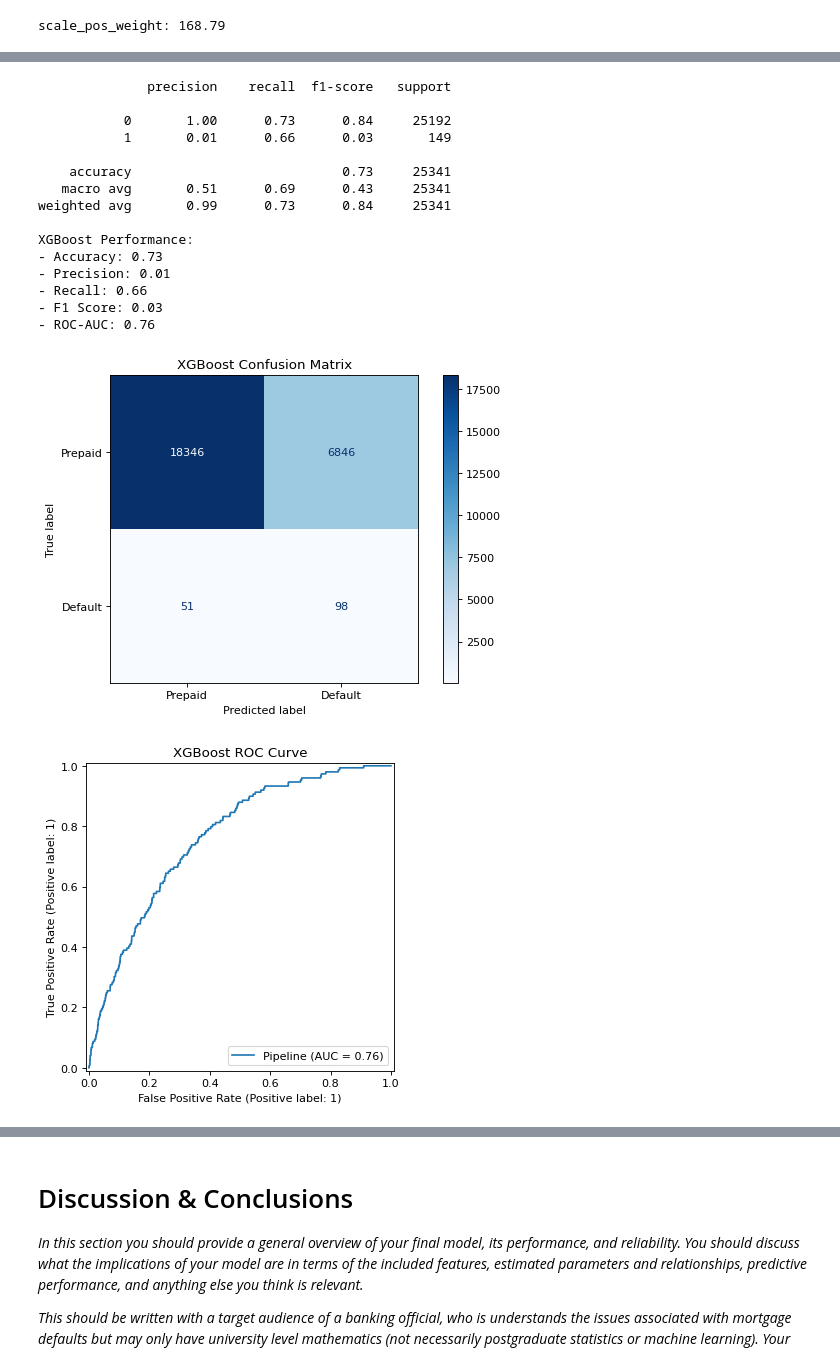
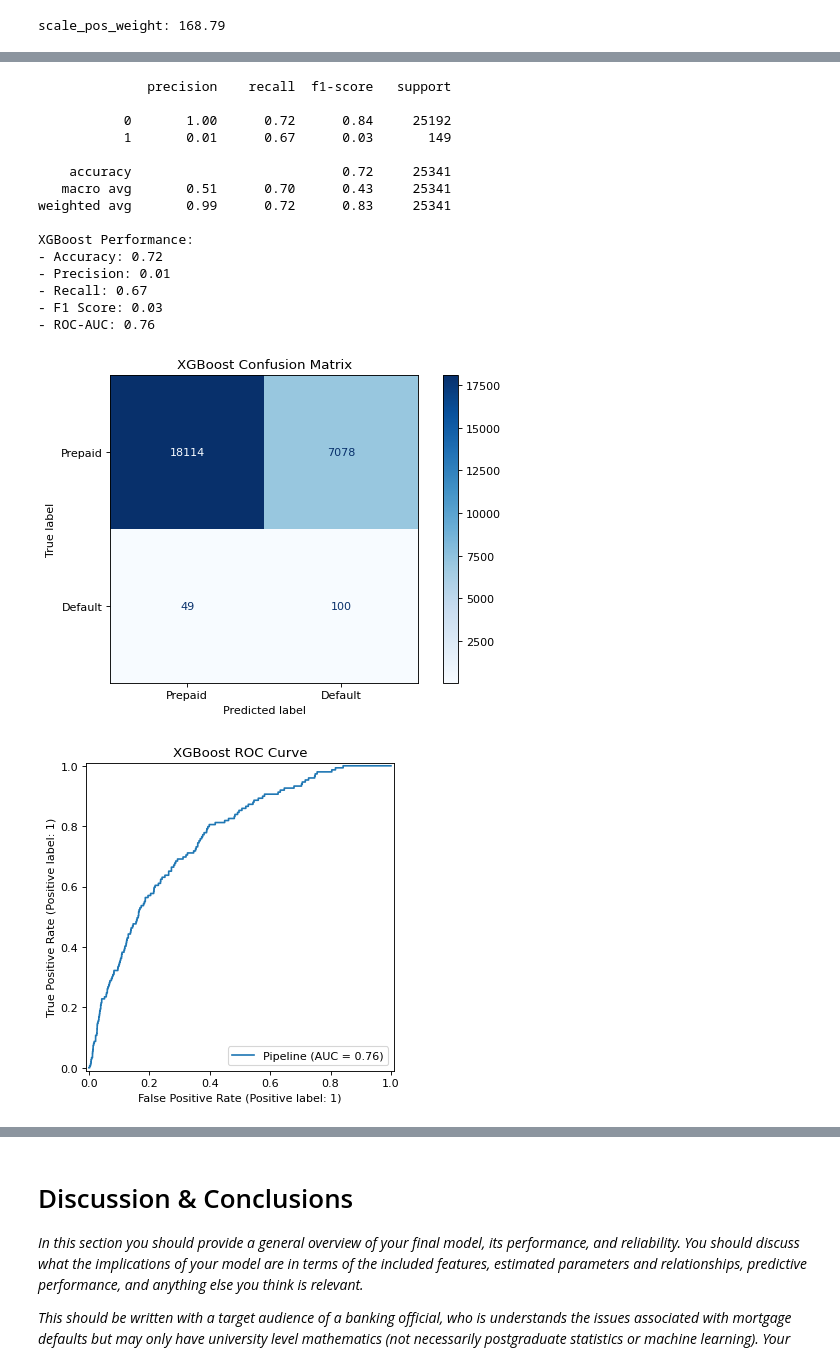
Before and after one commit to AwuoeZYC/Project_2, a Jupyter notebook: project2.ipynb, the cells around one changed output, grey strips where cells are left out. Cells and saved outputs as stored; diff of their text form; code cells hidden in the pictures.

```diff
--- a/project2.ipynb
+++ b/project2.ipynb
@@ -221,17 +221,6 @@ X_test[cat_cols] = X_test[cat_cols].fillna('Unknown')
 # %% [markdown]
 ## 5. Feature Engineering
 # %%
-
-# Convert date columns to datetime and calculate loan term
-X_train['dt_first_pi'] = pd.to_datetime(X_train['dt_first_pi'], format='%Y%m')
-X_train['dt_matr'] = pd.to_datetime(X_train['dt_matr'], format='%Y%m')
-X_train['loan_age_months'] = (X_train['dt_matr'] - X_train['dt_first_pi']).dt.days // 30
-
-# Repeat for test data
-X_test['dt_first_pi'] = pd.to_datetime(X_test['dt_first_pi'], format='%Y%m')
-X_test['dt_matr'] = pd.to_datetime(X_test['dt_matr'], format='%Y%m')
-X_test['loan_age_months'] = (X_test['dt_matr'] - X_test['dt_first_pi']).dt.days // 30
-
 # Drop original date columns
 X_train = X_train.drop(columns=['dt_first_pi', 'dt_matr'])
 X_test = X_test.drop(columns=['dt_first_pi', 'dt_matr'])
@@ -521,7 +514,7 @@ Increase computational cost without guaranteeing better performance.
 # %%
 # Define categorical and numerical features
 cat_cols = ['flag_fthb', 'occpy_sts', 'channel', 'prop_type', 'loan_purpose', 'cnt_borr']
-num_cols = ['fico_log', 'mi_pct', 'dti', 'ltv', 'int_rt', 'orig_upb_log', 'loan_age_months']
+num_cols = ['fico_log', 'mi_pct', 'dti', 'ltv', 'int_rt', 'orig_upb_log', 'orig_loan_term']
 
 # Create a preprocessing pipeline
 preprocessor = ColumnTransformer(
@@ -643,17 +653,18 @@ print(f"scale_pos_weight: {scale_pos_weight:.2f}")
 scale_pos_weight: 168.79
 # %%
 # Define parameter grid
+
 param_grid = {
     'classifier__subsample': [0.95, 1.0], # [0.5, 1.0]
     'classifier__n_estimators': [175, 200, 225, 250], # [50, 2000]
     'classifier__max_depth': [2, 3, 4],  # [1, 20]
     'classifier__learning_rate': [0.075, 0.1, 0.125, 0.15], # [0.01, 0.3]
     'classifier__gamma': [0.07, 0.1, 0.13], # [0, 1]
-    'classifier__colsample_bytree': [0.95, 1.0] # [0.5, 1.0]
+    'classifier__colsample_bytree': [0.9, 0.95, 1.0] # [0.5, 1.0]
     }
 
 # Create pipeline
-xgb_model = Pipeline([
+xgb_model = imPipeline([
     ('preprocessor', preprocessor),
     ('smote', SMOTE(sampling_strategy=0.3, random_state=42)),  # Optional: add SMOTE for oversampling
     ('classifier', xgb.XGBClassifier(
@@ -686,6 +697,7 @@ Best Parameters: {'subsample': 1.0, 'n_estimators': 250, 'max_depth': 3, 'learni
 # %%
 # Initialize final model with tuned parameters
-final_model = Pipeline([
+
+final_model = imPipeline([
     ('preprocessor', preprocessor),
     ('classifier', xgb.XGBClassifier(
         **best_params,
@@ -697,4 +709,5 @@ final_model = Pipeline([
 
 # Train
 final_model.fit(X_train, y_train)
+print("Final Model Trained")
 # %% [output]
@@ -733,46 +717,46 @@ plt.show()
 y_pred_xgb = final_model.predict(X_test)
 y_proba_xgb = final_model.predict_proba(X_test)[:, 1]
 
-threshold = 0.45  # Adjust based on PR curve analysis
+threshold = 0.43  # Adjust based on PR curve analysis
 y_pred_xgb = (y_proba_xgb >= threshold).astype(int)
 print(classification_report(y_test, y_pred_xgb))
 # Performance metrics
 print("XGBoost Performance:")
 print(f"- Accuracy: {accuracy_score(y_test, y_pred_xgb):.2f}")
 print(f"- Precision: {precision_score(y_test, y_pred_xgb):.2f}")
 print(f"- Recall: {recall_score(y_test, y_pred_xgb):.2f}")
 print(f"- F1 Score: {f1_score(y_test, y_pred_xgb):.2f}")
 print(f"- ROC-AUC: {roc_auc_score(y_test, y_proba_xgb):.2f}")
 
 # Confusion Matrix
 cm_xgb = confusion_matrix(y_test, y_pred_xgb)
 disp_xgb = ConfusionMatrixDisplay(confusion_matrix=cm_xgb, display_labels=['Prepaid', 'Default'])
 disp_xgb.plot(cmap='Blues')
 plt.title('XGBoost Confusion Matrix')
 plt.show()
 
 # ROC Curve
 RocCurveDisplay.from_estimator(final_model, X_test, y_test)
 plt.title('XGBoost ROC Curve')
 plt.show()
 # %% [output]
               precision    recall  f1-score   support
 
-           0       1.00      0.73      0.84     25192
-           1       0.01      0.66      0.03       149
+           0       1.00      0.72      0.84     25192
+           1       0.01      0.67      0.03       149
 
-    accuracy                           0.73     25341
-   macro avg       0.51      0.69      0.43     25341
-weighted avg       0.99      0.73      0.84     25341
+    accuracy                           0.72     25341
+   macro avg       0.51      0.70      0.43     25341
+weighted avg       0.99      0.72      0.83     25341
 
 XGBoost Performance:
-- Accuracy: 0.73
+- Accuracy: 0.72
 - Precision: 0.01
-- Recall: 0.66
+- Recall: 0.67
 - F1 Score: 0.03
 - ROC-AUC: 0.76
-[figure, old version]
+[figure, new version]
-[figure, old version]
+[figure, new version]
 # %%
 # Extract feature names after one-hot encoding
 encoder = final_model.named_steps['preprocessor'].named_transformers_['cat']
```
Also changed, not shown: parts of 20 cells of this notebook, 2 other files.
